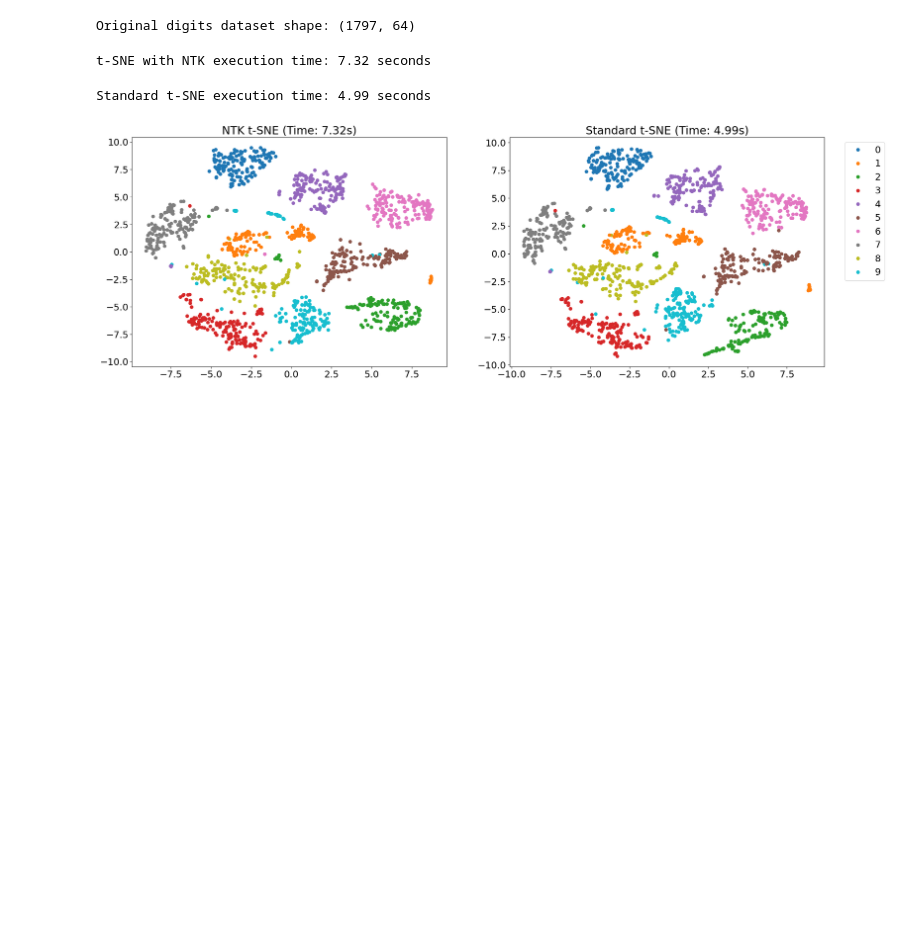
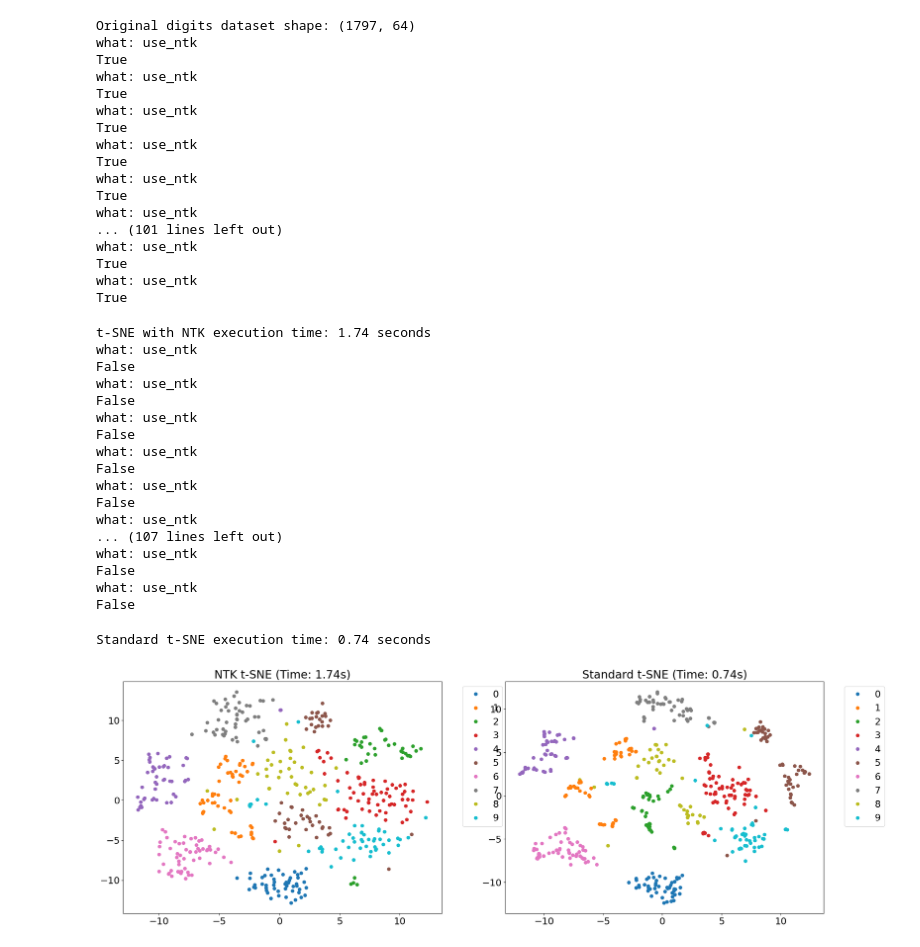
Before and after one commit to RajeshRamachander/tsnejaxproject, a Jupyter notebook: testjaxtsne.ipynb, the cells around one changed output. Drawn from its saved outputs; the diff is of its cells as text; code cells hidden in the pictures; blank space fills up the shorter version.

```diff
--- a/testjaxtsne.ipynb
+++ b/testjaxtsne.ipynb
@@ -97,38 +14,71 @@ digits, digit_class = load_digits(return_X_y=True)
 print(f"Original digits dataset shape: {digits.shape}")
 
 # Define the size of the subset for t-SNE
-subset_size = 1500  # You can change this value as needed
+subset_size = 500  # You can change this value as needed
 
 # Select a random subset of the data
 rand_idx = np.random.choice(np.arange(digits.shape[0]), size=subset_size, replace=False)
 data = digits[rand_idx, :].copy()
 classes = digit_class[rand_idx]
 
 # Create a subplot with 1 row and 2 columns
 fig, axes = plt.subplots(1, 2)
 
 # First plot with use_ntk = True
 start_time = time.time()
 low_dim_ntk = tsnejax.compute_low_dimensional_embedding(data, 2, 30, 500, 100, pbar=True, use_ntk=True)
 end_time = time.time()
 execution_time_ntk = end_time - start_time
 print(f"t-SNE with NTK execution time: {execution_time_ntk:.2f} seconds")
-axes[0].scatter(low_dim_ntk[:, 0], low_dim_ntk[:, 1], cmap="tab10", c=classes)
+scatter_ntk = axes[0].scatter(low_dim_ntk[:, 0], low_dim_ntk[:, 1], cmap="tab10", c=classes)
 axes[0].set_title(f'NTK t-SNE (Time: {execution_time_ntk:.2f}s)')
+axes[0].legend(*scatter_ntk.legend_elements(), fancybox=True, bbox_to_anchor=(1.05, 1))
 
 # Second plot with use_ntk = False
 start_time = time.time()
 low_dim_no_ntk = tsnejax.compute_low_dimensional_embedding(data, 2, 30, 500, 100, pbar=True, use_ntk=False)
 end_time = time.time()
 execution_time_no_ntk = end_time - start_time
 print(f"Standard t-SNE execution time: {execution_time_no_ntk:.2f} seconds")
-axes[1].scatter(low_dim_no_ntk[:, 0], low_dim_no_ntk[:, 1], cmap="tab10", c=classes)
+scatter_no_ntk = axes[1].scatter(low_dim_no_ntk[:, 0], low_dim_no_ntk[:, 1], cmap="tab10", c=classes)
 axes[1].set_title(f'Standard t-SNE (Time: {execution_time_no_ntk:.2f}s)')
+axes[1].legend(*scatter_no_ntk.legend_elements(), fancybox=True, bbox_to_anchor=(1.05, 1))
 
-plt.legend(*scatter.legend_elements(), fancybox=True, bbox_to_anchor=(1.05, 1))
 plt.show()
 # %% [output]
 Original digits dataset shape: (1797, 64)
+what: use_ntk
+True
+what: use_ntk
+True
+what: use_ntk
+True
+what: use_ntk
+True
+what: use_ntk
+True
+what: use_ntk
+... (101 lines left out)
+what: use_ntk
+True
+what: use_ntk
+True
-t-SNE with NTK execution time: 7.32 seconds
+t-SNE with NTK execution time: 1.74 seconds
+what: use_ntk
+False
+what: use_ntk
+False
+what: use_ntk
+False
+what: use_ntk
+False
+what: use_ntk
+False
+what: use_ntk
+... (107 lines left out)
+what: use_ntk
+False
+what: use_ntk
+False
-Standard t-SNE execution time: 4.99 seconds
+Standard t-SNE execution time: 0.74 seconds
-[figure, old version]
+[figure, new version]
```
Also changed, not shown: parts of 2 cells of this notebook, 1 other file.
